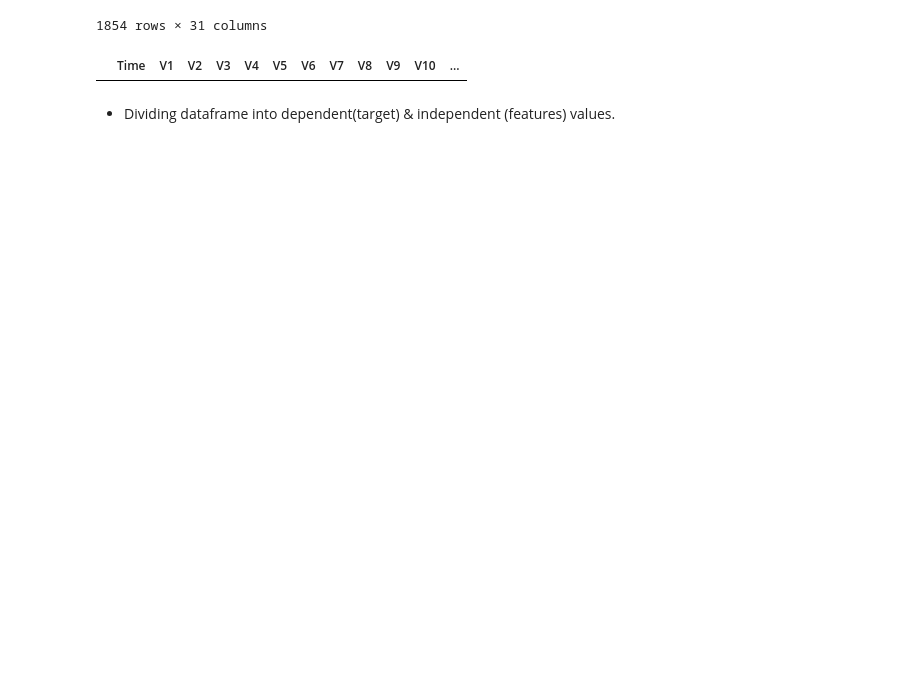
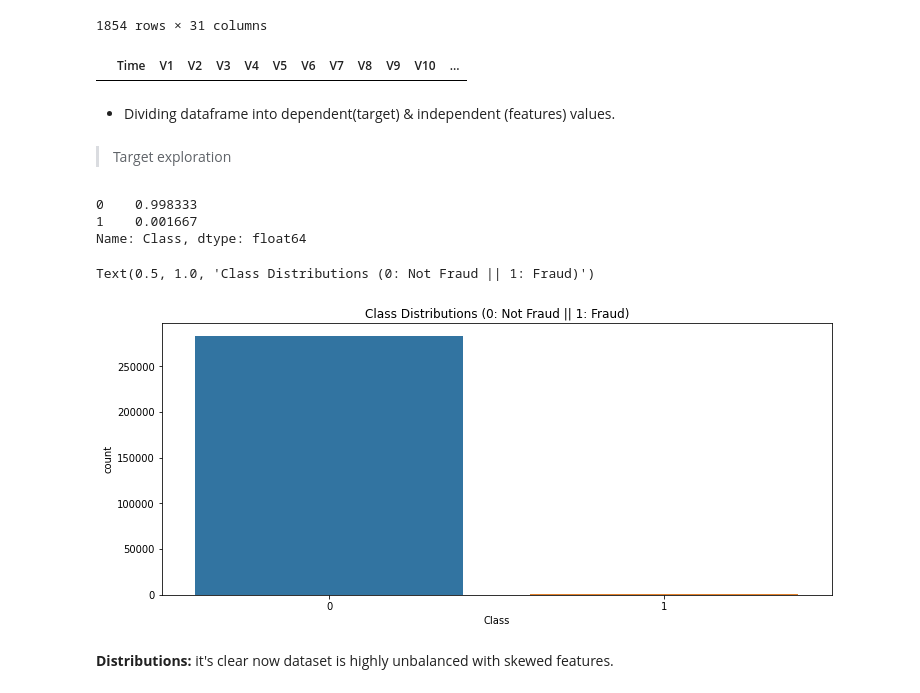
Before and after one commit to RamyGendy/CreditCardFraudDetection, a Jupyter notebook: CCFDNotebook.ipynb, the cells around one changed output. Cells and saved outputs as stored; diff of their text form; code cells hidden in the pictures; blank space fills up the shorter version.

Commit message:
plot distribution

```diff
--- a/CCFDNotebook.ipynb
+++ b/CCFDNotebook.ipynb
@@ -271,3 +271,23 @@ x = df.iloc[:, -1].values
 # %%
 # Independent Variables
 y = df.iloc[:, :-1].values
+# %% [markdown]
+> Target exploration
+# %%
+# Ratio of fraud '1' and non fraud '0' cases
+df['Class'].value_counts()/len(df.index)
+# %% [output]
+0    0.998333
+1    0.001667
+Name: Class, dtype: float64
+# %%
+# Plot target distribution
+sns.countplot('Class', data=df)
+plt.title('Class Distributions (0: Not Fraud || 1: Fraud)', fontsize=12)
+# %% [output]
+Text(0.5, 1.0, 'Class Distributions (0: Not Fraud || 1: Fraud)')
+[figure, added]
+# %% [markdown]
+
+
+**Distributions:** it's clear now dataset is highly unbalanced with skewed features.
```
